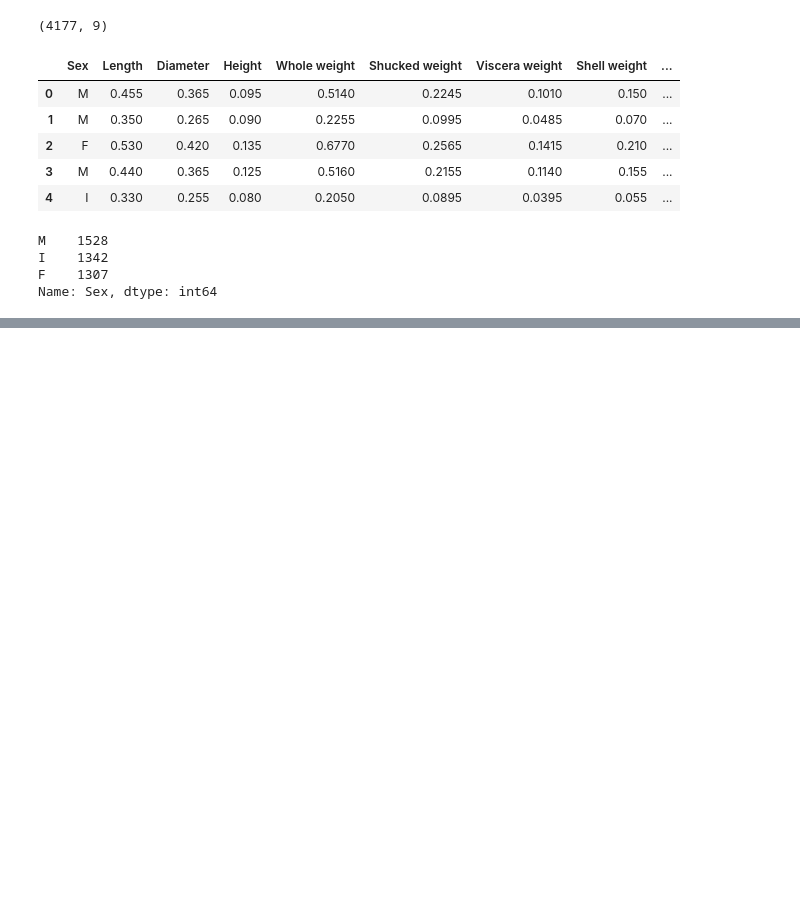
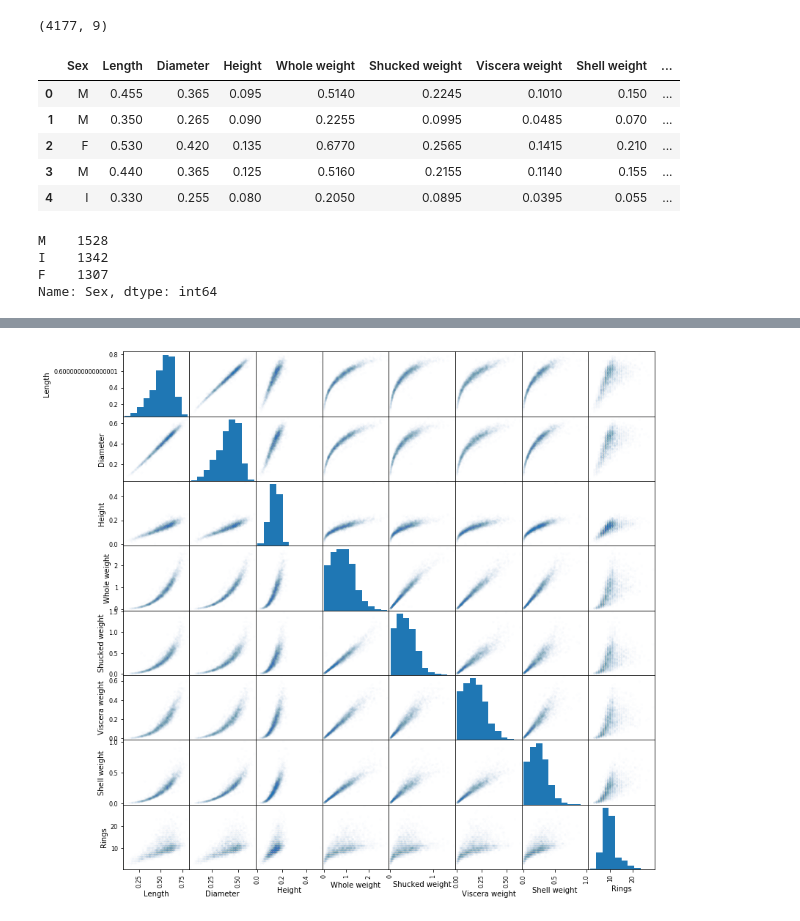
Before and after one commit to xLoSyAsHx/IAD19_ML, a Jupyter notebook: Task1_DataAnalyzing.ipynb, the cells around one changed output, grey strips where cells are left out. Cells and saved outputs as stored; diff of their text form; code cells hidden in the pictures; blank space fills up the shorter version.

```diff
--- a/Task1_DataAnalyzing.ipynb
+++ b/Task1_DataAnalyzing.ipynb
@@ -63,0 +73,5 @@ df.head()
+# %%
+pd.plotting.scatter_matrix(df, alpha = .01, figsize = (13, 13))
+pass
+# %% [output]
+[figure, added]
```
Also changed, not shown: parts of 19 cells of this notebook.
